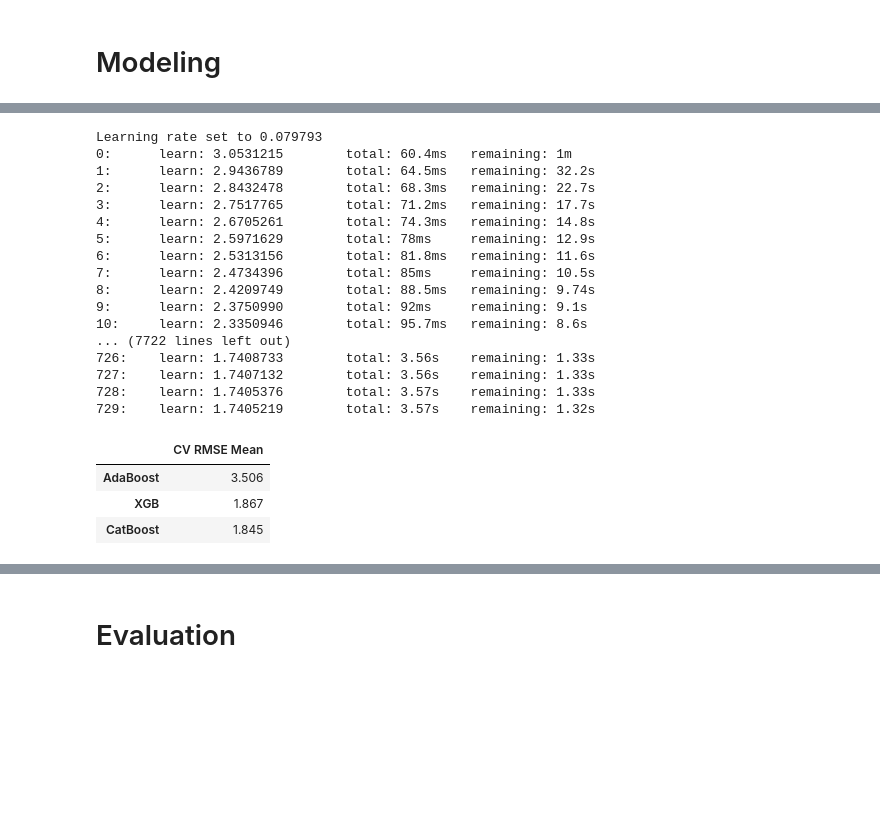
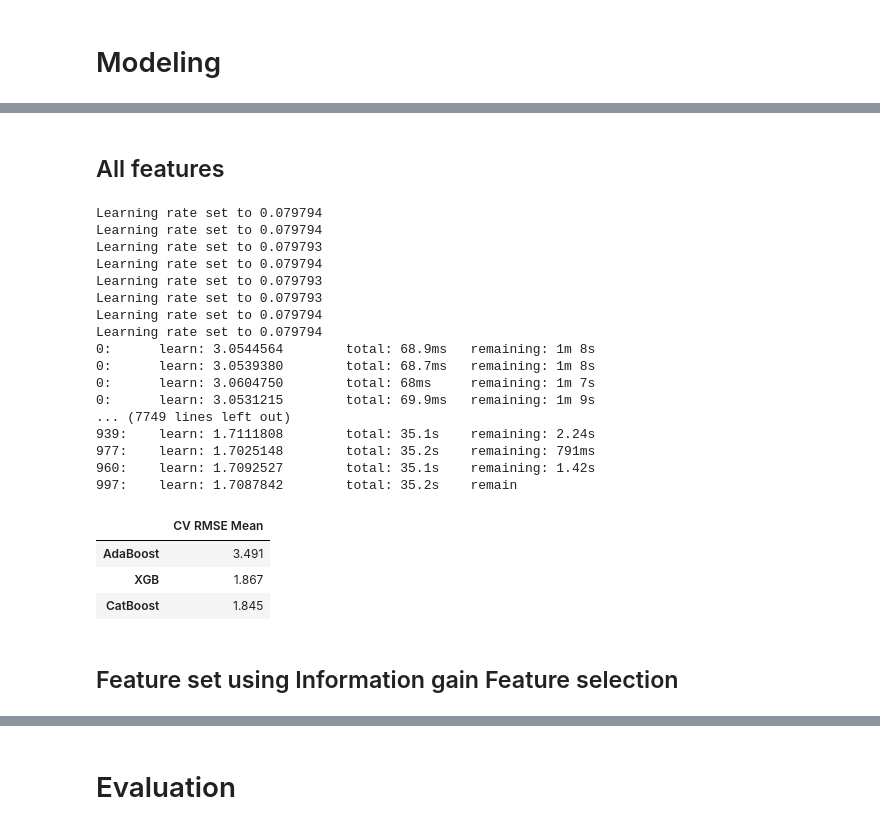
Before and after one commit to raydiwill/Abalone-Regression-KaggleC, a Jupyter notebook: model.ipynb, the cells around one changed output, grey strips where cells are left out. Cells and saved outputs as stored; diff of their text form; code cells hidden in the pictures; blank space fills up the shorter version.

```diff
--- a/model.ipynb
+++ b/model.ipynb
@@ -258,43 +284,53 @@ Where:
 xgb_reg = XGBRegressor()
 catboost_reg = CatBoostRegressor()
 adaboost_reg = AdaBoostRegressor()
+# %% [markdown]
+## All features
 # %%
+# Calculate the execution time
+start_time = time.time()
+
 # Fit the regressors with cross validation
-xgb_cv = cross_val_score(xgb_reg, X_train_processed, y_train, cv=fold, scoring='neg_root_mean_squared_error')
-catboost_cv = cross_val_score(catboost_reg, X_train_processed, y_train, cv=fold, scoring='neg_root_mean_squared_error')
-adaboost_cv = cross_val_score(adaboost_reg, X_train_processed, y_train, cv=fold, scoring='neg_root_mean_squared_error')
+xgb_cv = cross_val_score(xgb_reg, X_train_processed, y_train, cv=fold, scoring='neg_root_mean_squared_error', n_jobs=-1)
+catboost_cv = cross_val_score(catboost_reg, X_train_processed, y_train, cv=fold, scoring='neg_root_mean_squared_error', n_jobs=-1)
+adaboost_cv = cross_val_score(adaboost_reg, X_train_processed, y_train, cv=fold, scoring='neg_root_mean_squared_error', n_jobs=-1)
+
+end_time = time.time()
+print(f"\n\nExecution time with all features: {round(end_time - start_time, 2)} seconds")
 # %% [output]
+Learning rate set to 0.079794
+Learning rate set to 0.079794
 Learning rate set to 0.079793
-0:      learn: 3.0531215        total: 60.4ms   remaining: 1m
-1:      learn: 2.9436789        total: 64.5ms   remaining: 32.2s
-2:      learn: 2.8432478        total: 68.3ms   remaining: 22.7s
-3:      learn: 2.7517765        total: 71.2ms   remaining: 17.7s
-4:      learn: 2.6705261        total: 74.3ms   remaining: 14.8s
-5:      learn: 2.5971629        total: 78ms     remaining: 12.9s
-6:      learn: 2.5313156        total: 81.8ms   remaining: 11.6s
-7:      learn: 2.4734396        total: 85ms     remaining: 10.5s
-8:      learn: 2.4209749        total: 88.5ms   remaining: 9.74s
-9:      learn: 2.3750990        total: 92ms     remaining: 9.1s
-10:     learn: 2.3350946        total: 95.7ms   remaining: 8.6s
-... (7722 lines left out)
-726:    learn: 1.7408733        total: 3.56s    remaining: 1.33s
-727:    learn: 1.7407132        total: 3.56s    remaining: 1.33s
-728:    learn: 1.7405376        total: 3.57s    remaining: 1.33s
-729:    learn: 1.7405219        total: 3.57s    remaining: 1.32s
+Learning rate set to 0.079794
+Learning rate set to 0.079793
+Learning rate set to 0.079793
+Learning rate set to 0.079794
+Learning rate set to 0.079794
+0:      learn: 3.0544564        total: 68.9ms   remaining: 1m 8s
+0:      learn: 3.0539380        total: 68.7ms   remaining: 1m 8s
+0:      learn: 3.0604750        total: 68ms     remaining: 1m 7s
+0:      learn: 3.0531215        total: 69.9ms   remaining: 1m 9s
+... (7749 lines left out)
+939:    learn: 1.7111808        total: 35.1s    remaining: 2.24s
+977:    learn: 1.7025148        total: 35.2s    remaining: 791ms
+960:    learn: 1.7092527        total: 35.1s    remaining: 1.42s
+997:    learn: 1.7087842        total: 35.2s    remain
 # %%
 cv_scores = [xgb_cv, catboost_cv, adaboost_cv]
 
 # Convert negative RMSE values back to positive
 cv_scores_positive = [-score for score in cv_scores]
 
 # Calculate the mean of the positive RMSE scores
 cv_mean = [round(np.mean(scores), 3) for scores in cv_scores_positive]
 
 # Display as dataframe
-rmse_scores = pd.DataFrame({"CV RMSE Mean": cv_mean}, index=[names for names in ["XGB", "CatBoost", "AdaBoost"]])
-rmse_scores.sort_values(by="CV RMSE Mean", ascending=False)
+all_features_rmse_scores = pd.DataFrame({"CV RMSE Mean": cv_mean}, index=[names for names in ["XGB", "CatBoost", "AdaBoost"]])
+all_features_rmse_scores.sort_values(by="CV RMSE Mean", ascending=False)
 # %% [output]
 |  | CV RMSE Mean |
-| AdaBoost | 3.506 |
+| AdaBoost | 3.491 |
 | XGB | 1.867 |
 | CatBoost | 1.845 |
+# %% [markdown]
+## Feature set using Information gain Feature selection
```
Also changed, not shown: parts of 9 cells of this notebook, 1 other file.
